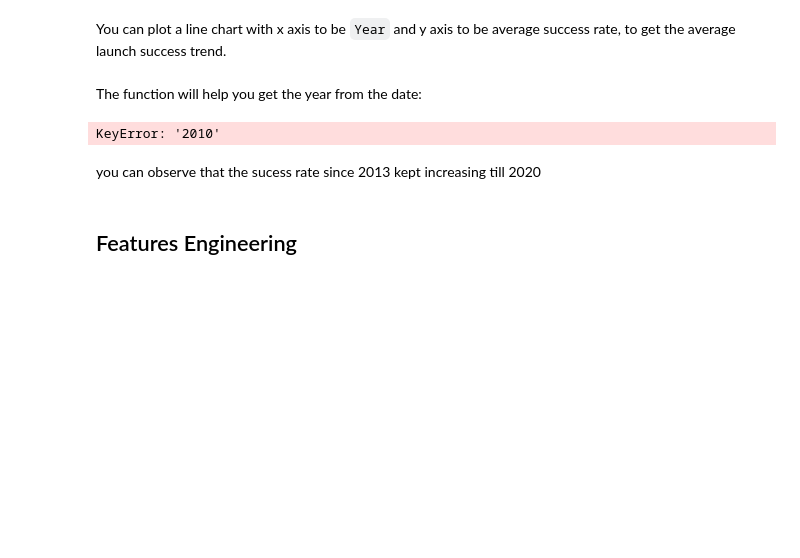
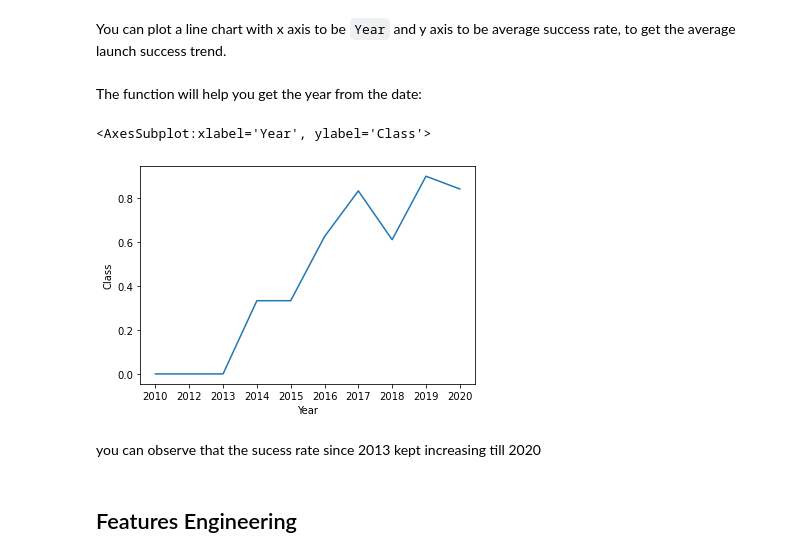
Before and after one commit to itomaras/DemoRepo, a Jupyter notebook: SpaceX EDA and Visualization.ipynb, the cells around one changed output. Cells and saved outputs as stored; diff of their text form; code cells hidden in the pictures; blank space fills up the shorter version.

```diff
--- a/SpaceX EDA and Visualization.ipynb
+++ b/SpaceX EDA and Visualization.ipynb
@@ -166,22 +170,15 @@ def Extract_year(date):
     return year
 # %%
 # Plot a line chart with x axis to be the extracted year and y axis to be the success rate
-#year = list(set(Extract_year("Date")))
-#year.sort()
-#print(year)
-#int_year = []
-#for i in range(0,len(year)):
-    #x = int(i)
-    #int_year.append(x)
-year = Extract_year("Date")
-years = df.groupby(year)
-avg_success = years["Class"].mean
+year_date = Extract_year("Date")
+years = df.groupby(year_date)
+avg_success = years["Class"].mean()
 resets = avg_success.reset_index()
-#mean_success = int_year["Class"].mean()
-#reset = mean_success.reset_index()
-sns.lineplot(data=resets,x="year",y="Class")
+resets.rename(columns={'index':'Year'},inplace=True)
+sns.lineplot(data=resets,x="Year",y="Class")
 # %% [output]
-KeyError: '2010'
+<AxesSubplot:xlabel='Year', ylabel='Class'>
+[figure, added]
 # %% [markdown]
 you can observe that the sucess rate since 2013 kept increasing till 2020
 # %% [markdown]
```
Also changed, not shown: parts of 7 cells of this notebook.
